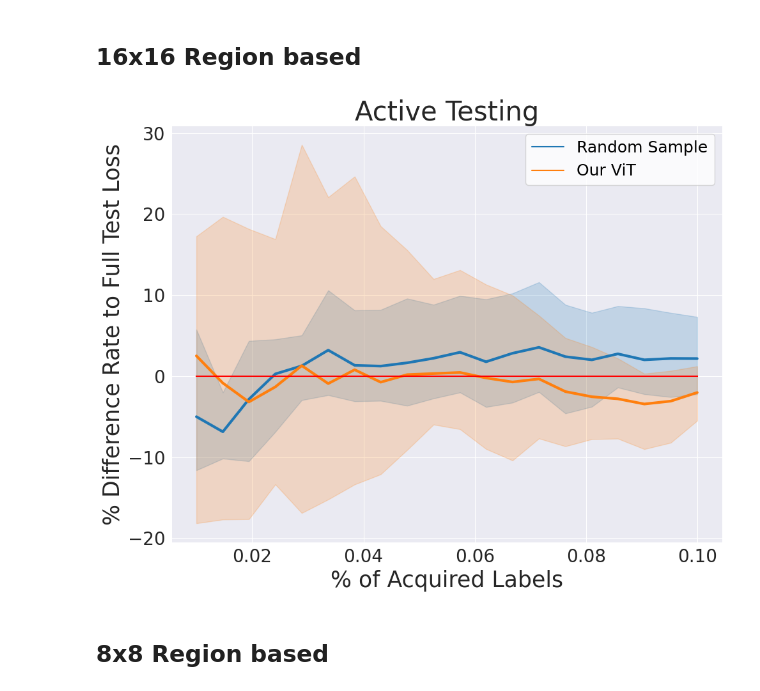
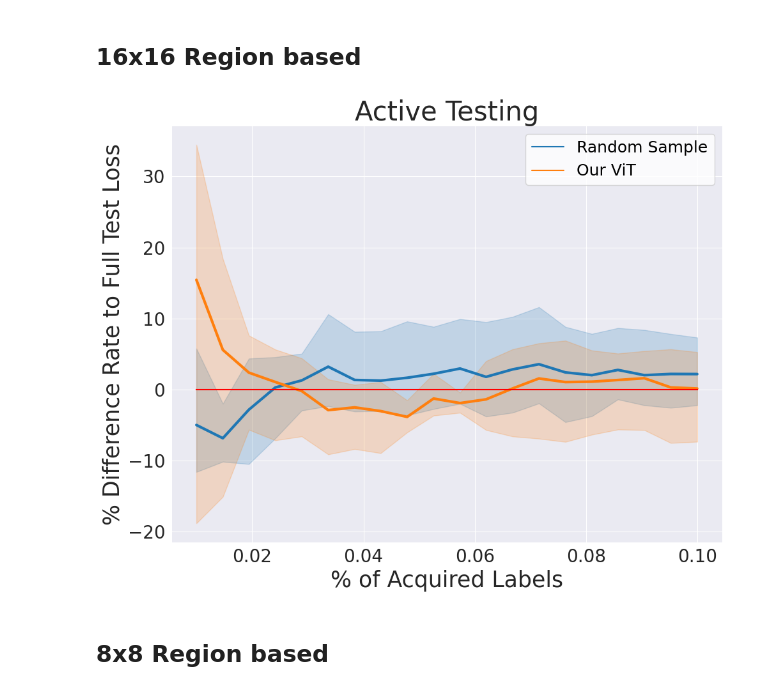
Before and after one commit to susanbao/pytorch-segmentation, a Jupyter notebook: active_testing_figure_simple.ipynb, the cells around one changed output. Drawn from its saved outputs; the diff is of its cells as text; code cells hidden in the pictures.

```diff
--- a/active_testing_figure_simple.ipynb
+++ b/active_testing_figure_simple.ipynb
@@ -163,18 +163,18 @@ plot_all_diff_precentage_figure(results, test_whole_data, sample_size_threshold,
 # %%
 ## 16x16 based
 model_dataset = "UNet_VOC"
 base_path = f"./pro_data/{model_dataset}/val/"
 sample_size_threshold = np_read(base_path + "region_16_16_true_losses.npy").shape[0]
 method_dict = {"random sample": "Random Sample", "ViT": "Our ViT", "temp":"temp", "MLP": "MLP", "ordinal": "ordinal", "ASE": "ASE"}
 result_json_path = f"./results/{model_dataset}/region_16_16_active_testing/"
 true_loss_estimation_path = result_json_path + "None.json"
 test_whole_data = read_baseline_data(true_loss_estimation_path)
 results = add_entries(result_json_path + "random_sample_3_runs.json")
 # results =  results.append(add_entries(result_json_path + "ase_runs.json"),ignore_index=True)
-results =  results.append(add_entries(result_json_path + "ViT_output_train_ordinal_runs_25000.json"),ignore_index=True)
+results =  results.append(add_entries(result_json_path + "ViT_output_train_ordinal_runs_35000.json"),ignore_index=True)
 plot_all_diff_precentage_figure(results, test_whole_data, sample_size_threshold, "loss", x_label_name = "% of Acquired Labels")
 # %% [output]
-[figure, old version]
+[figure, new version]
 # %% [markdown]
 ## 8x8 Region based
 # %%
```
Also changed, not shown: parts of 1 cell of this notebook, 5 other files.
